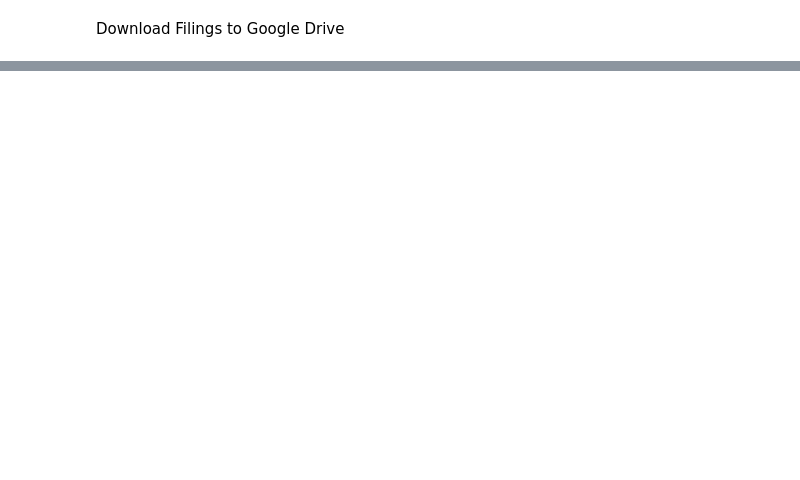
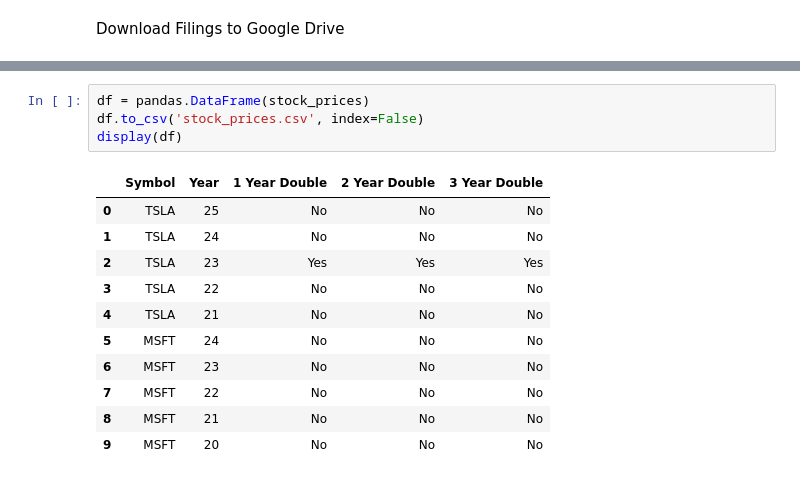
Before and after one commit to inactdev/CS668, a Jupyter notebook: Deep_Value_Funnel.ipynb, the cells around one changed output, grey strips where cells are left out. Cells and saved outputs as stored; diff of their text form; blank space fills up the shorter version.

```diff
--- a/Deep_Value_Funnel.ipynb
+++ b/Deep_Value_Funnel.ipynb
@@ -39,0 +302,16 @@ for equity_id in equity_ids:
+# %%
+df = pandas.DataFrame(stock_prices)
+df.to_csv('stock_prices.csv', index=False)
+display(df)
+# %% [output]
+|  | Symbol | Year | 1 Year Double | 2 Year Double | 3 Year Double |
+| 0 | TSLA | 25 | No | No | No |
+| 1 | TSLA | 24 | No | No | No |
+| 2 | TSLA | 23 | Yes | Yes | Yes |
+| 3 | TSLA | 22 | No | No | No |
+| 4 | TSLA | 21 | No | No | No |
+| 5 | MSFT | 24 | No | No | No |
+| 6 | MSFT | 23 | No | No | No |
+| 7 | MSFT | 22 | No | No | No |
+| 8 | MSFT | 21 | No | No | No |
+| 9 | MSFT | 20 | No | No | No |
```
Also changed, not shown: parts of 15 cells of this notebook.
